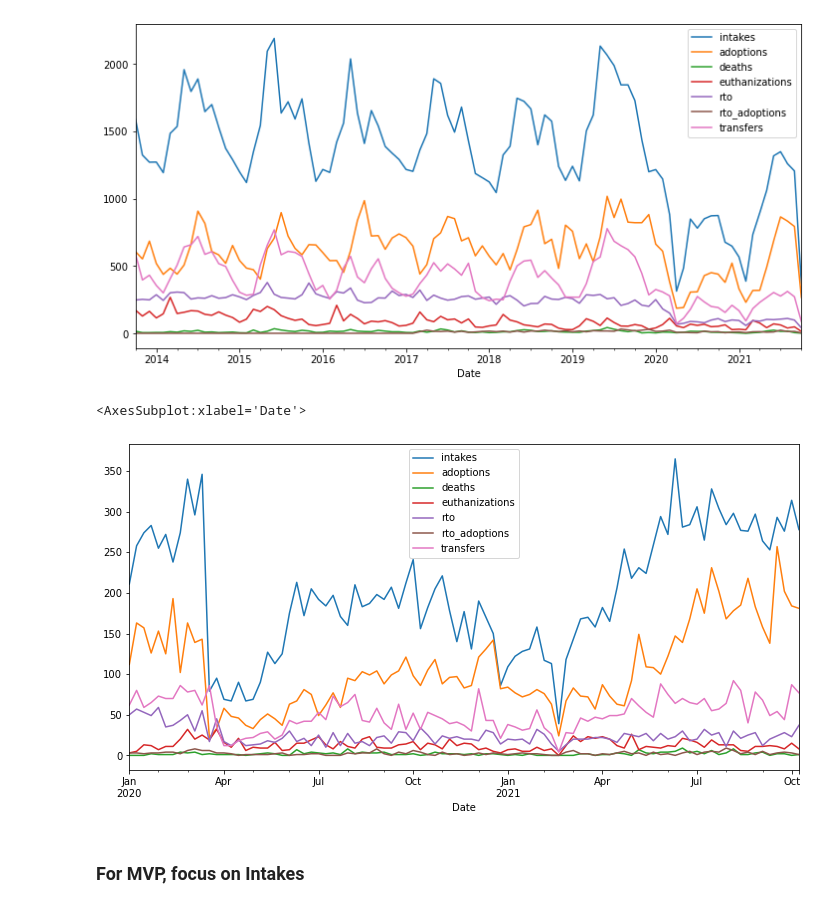
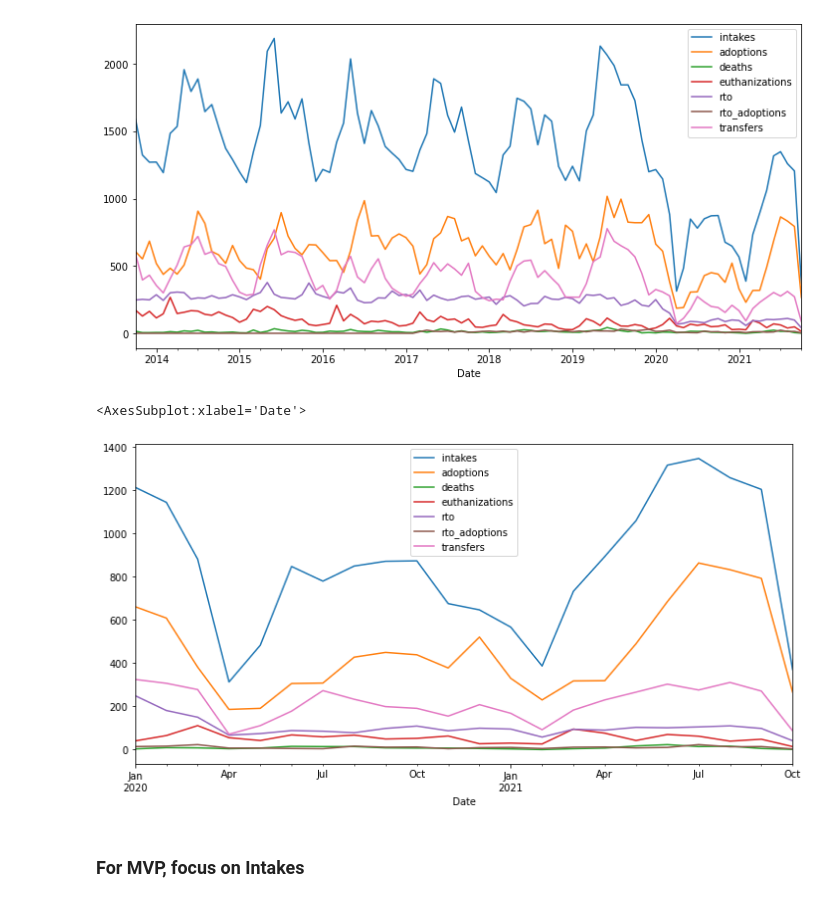
Before and after one commit to johnathon-smith/austin-animal-center-classification-project, a Jupyter notebook: explore_data.ipynb, the cells around one changed output. Drawn from its saved outputs; the diff is of its cells as text; code cells hidden in the pictures.

```diff
--- a/explore_data.ipynb
+++ b/explore_data.ipynb
@@ -29,10 +29,10 @@ events.resample('M').sum().plot(figsize = (12,6))
 <AxesSubplot:xlabel='Date'>
 [figure]
 # %%
-events['2020':'2021'].resample('W').sum().plot(figsize=(12,6))
+events['2020':'2021'].resample('M').sum().plot(figsize=(12,6))
 # %% [output]
 <AxesSubplot:xlabel='Date'>
-[figure, old version]
+[figure, new version]
 # %% [markdown]
 ### For MVP, focus on Intakes
 # %%
```
Also changed, not shown: parts of 4 cells of this notebook.
